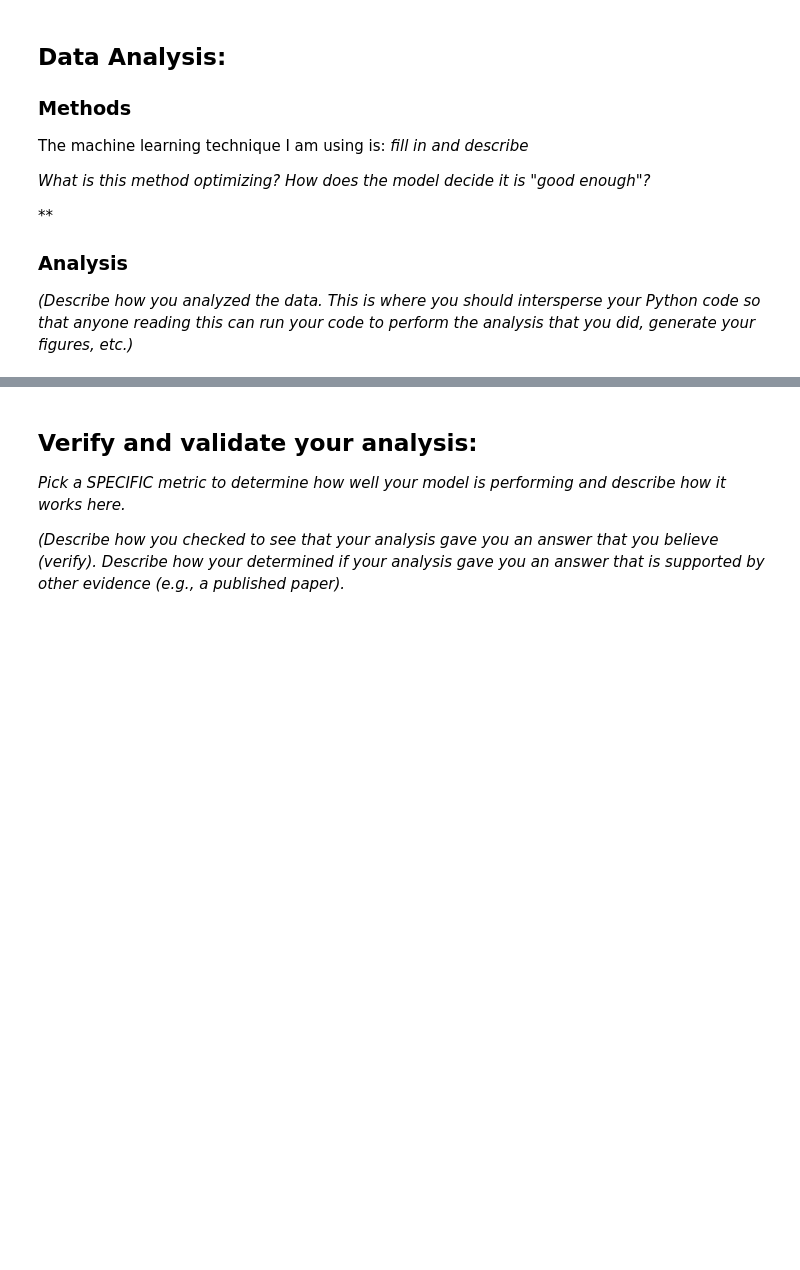
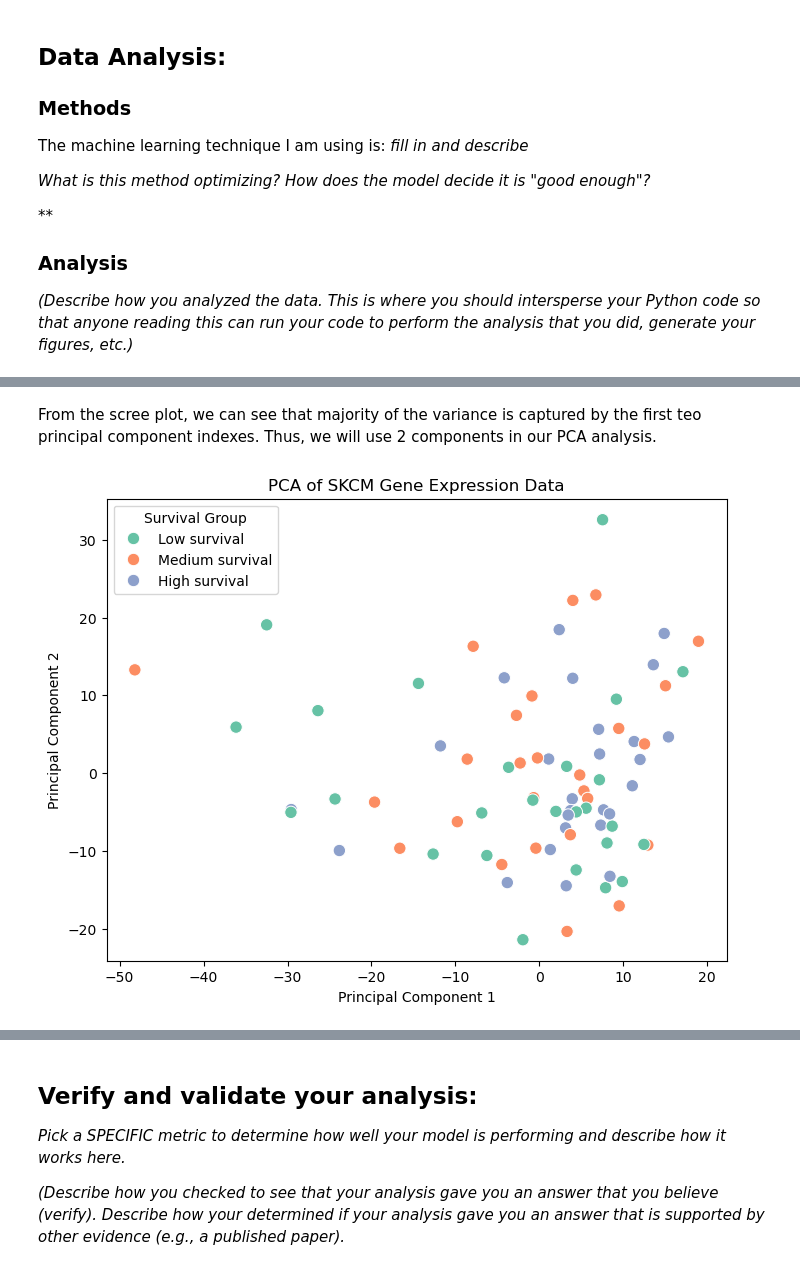
Before and after one commit to priya-shan1/Module-4-Cancer, a Jupyter notebook: code/Module 4 Template.ipynb, the cells around one changed output, grey strips where cells are left out. Cells and saved outputs as stored; diff of their text form; code cells hidden in the pictures; blank space fills up the shorter version.

```diff
--- a/code/Module 4 Template.ipynb
+++ b/code/Module 4 Template.ipynb
@@ -256,0 +437,31 @@ The machine learning technique I am using is: *fill in and describe*
+# %% [markdown]
+From the scree plot, we can see that majority of the variance is captured by the first teo principal component indexes. Thus, we will use 2 components in our PCA analysis.
+# %%
+#principal component analysis and coloring by survival group (we will use overall survival time, which is a continuous variable, and convert it to a categorical variable for coloring)
+SKCM_merged['OS_group'] = pd.qcut(
+SKCM_merged['OS.time'],
+q=3,
+labels=["Low survival", "Medium survival", "High survival"]
+)
+
+y = SKCM_merged['OS_group'] #for coloring
+
+pca = PCA(n_components=2)
+X_pca = pca.fit_transform(X_scaled)
+
+plt.figure(figsize=(8, 6))
+sns.scatterplot(
+x=X_pca[:, 0],
+y=X_pca[:, 1],
+hue=y,
+palette="Set2",
+s=80
+)
+
+plt.title("PCA of SKCM Gene Expression Data")
+plt.xlabel("Principal Component 1")
+plt.ylabel("Principal Component 2")
+plt.legend(title="Survival Group")
+plt.show()
+# %% [output]
+[figure, added]
```
Also changed, not shown: parts of 18 cells of this notebook, 1 other file.
